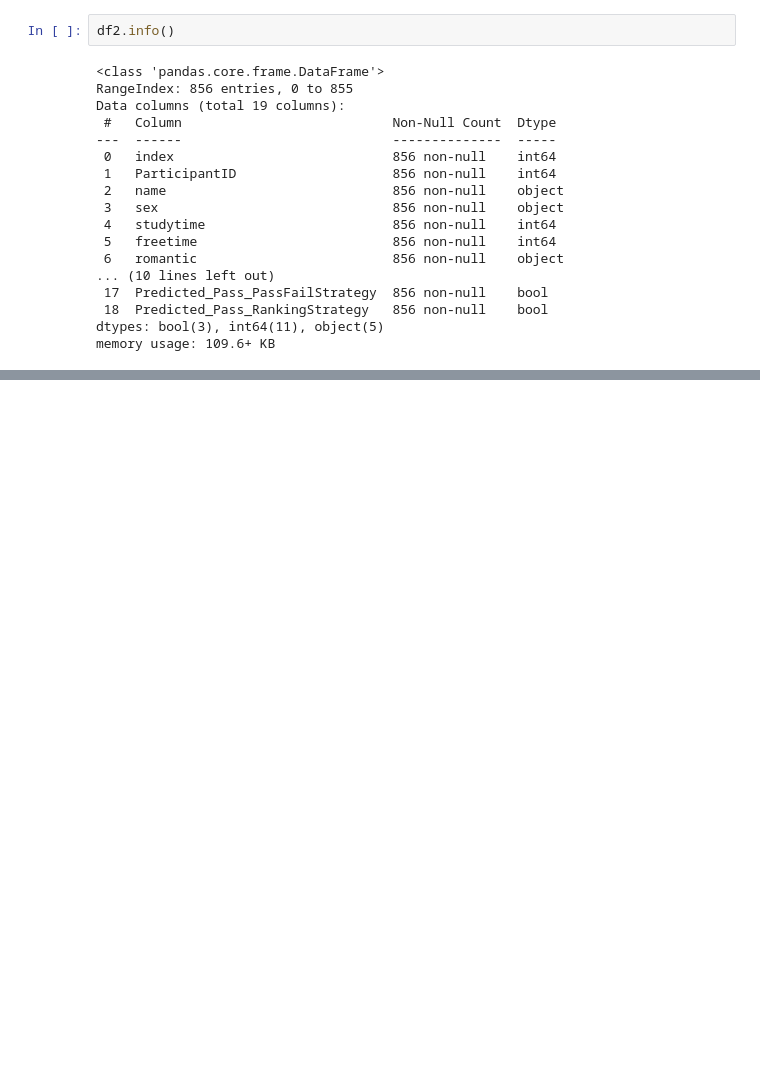
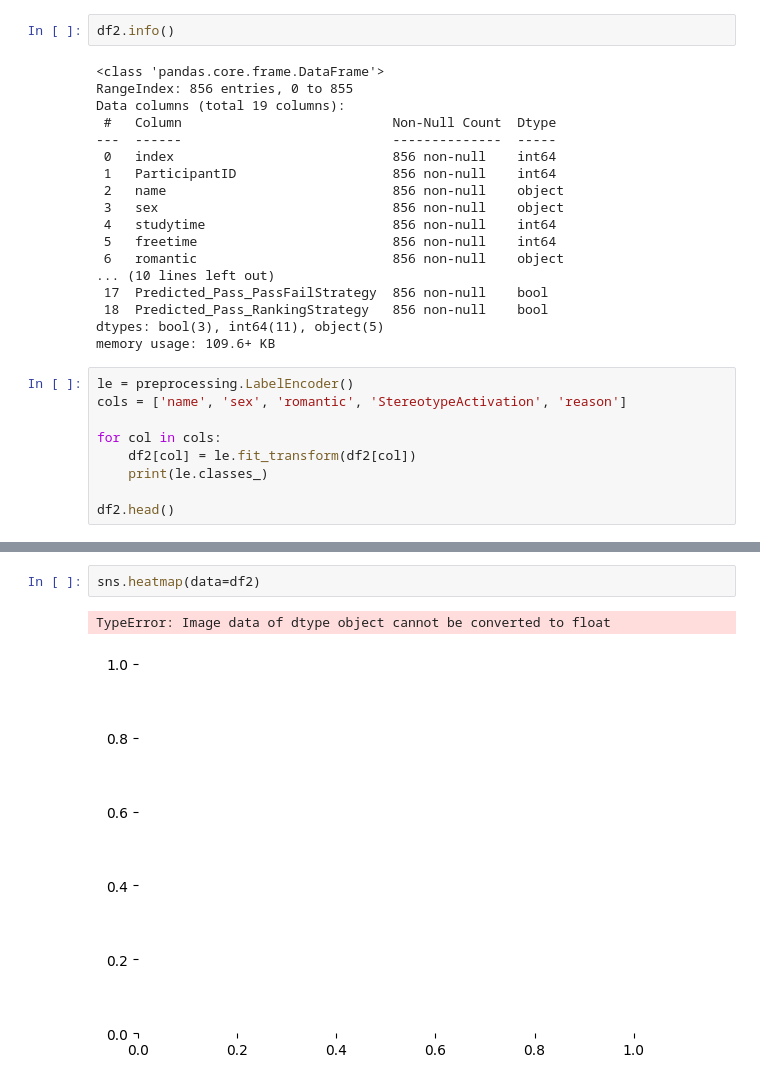
Before and after one commit to anmolsmann/Machine-Learning, a Jupyter notebook: archive/solution.ipynb, the cells around one changed output, grey strips where cells are left out. Drawn from its saved outputs; the diff is of its cells as text; blank space fills up the shorter version.

```diff
--- a/archive/solution.ipynb
+++ b/archive/solution.ipynb
@@ -66,3 +67,12 @@ Data columns (total 19 columns):
  18  Predicted_Pass_RankingStrategy   856 non-null    bool
 dtypes: bool(3), int64(11), object(5)
 memory usage: 109.6+ KB
+# %%
+le = preprocessing.LabelEncoder()
+cols = ['name', 'sex', 'romantic', 'StereotypeActivation', 'reason']
+
+for col in cols:
+    df2[col] = le.fit_transform(df2[col])
+    print(le.classes_)
+
+df2.head()
@@ -68,0 +117,5 @@ memory usage: 109.6+ KB
+# %%
+sns.heatmap(data=df2)
+# %% [output]
+TypeError: Image data of dtype object cannot be converted to float
+[figure, added]
```
Also changed, not shown: parts of 9 cells of this notebook, 5 other files.
